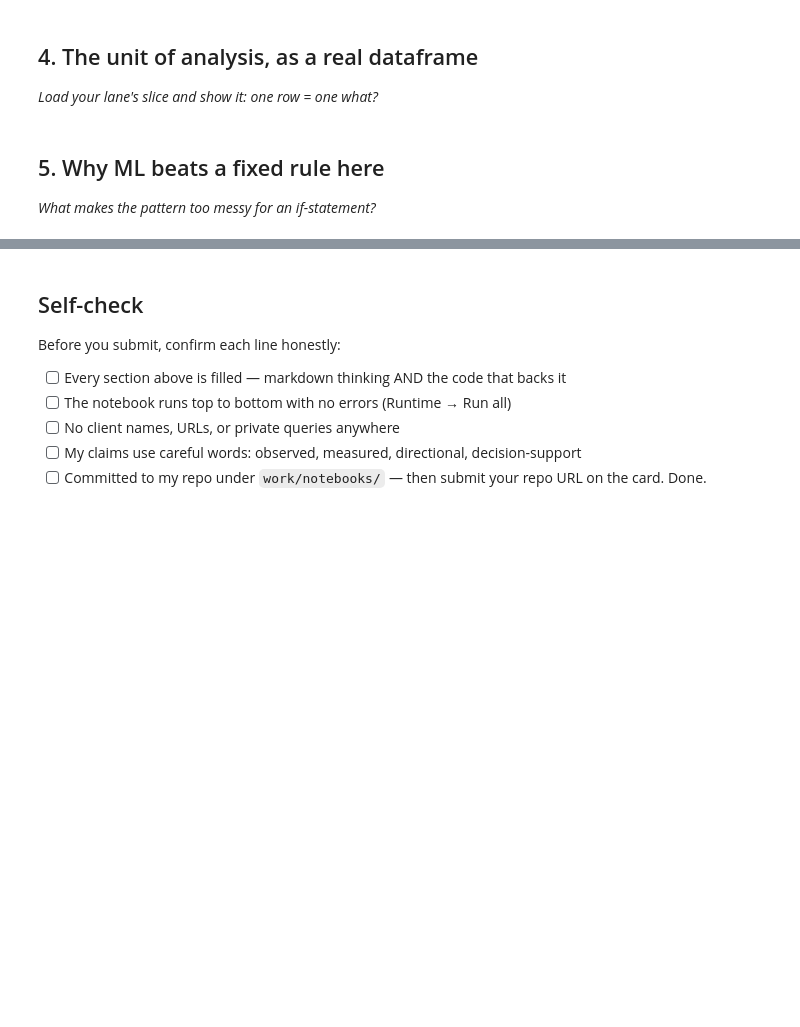
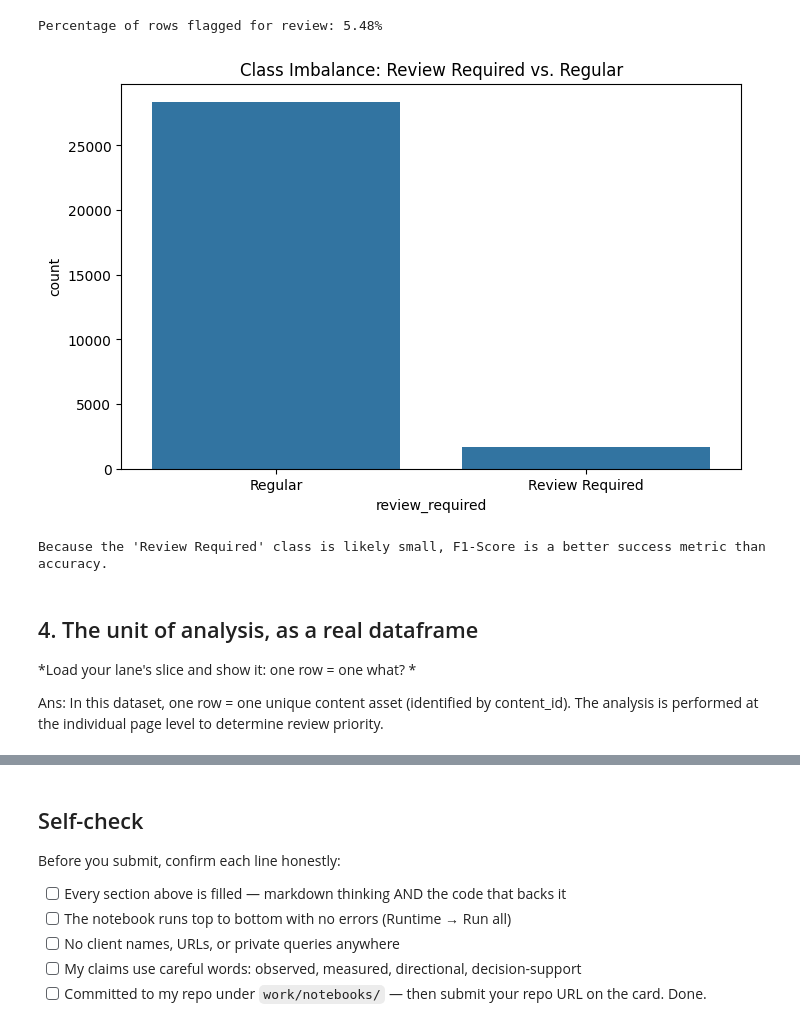
Before and after one commit to SafeeAkmal/FlyRank-ML-internship-tasks, a Jupyter notebook: work/notebooks/w02_ml_task_framing.ipynb, the cells around one changed output, grey strips where cells are left out. Saved outputs shown, nothing was run; the diff lists cells and outputs as text; code cells hidden in the pictures; blank space fills up the shorter version.

Commit message:
Framed my lane as an ML task

```diff
--- a/work/notebooks/w02_ml_task_framing.ipynb
+++ b/work/notebooks/w02_ml_task_framing.ipynb
@@ -30,4 +119,32 @@ This skeleton is yours to fill. Work the sections **in order** — each one has
+# %%
+# This cell is for CODE (numbers, a query, a check).
+# Write your text answer in the cell ABOVE this one — typing sentences here breaks Run All.
+# Define a heuristic for 'Review Required': Low CTR (< 0.1) but High Competition (> 0.6)
+df['review_required'] = ((df['ctr'] < 0.1) & (df['competition'] > 0.6)).astype(int)
+
+# Check the prevalence of the 'Review Required' class
+prevalence = df['review_required'].mean()
+print(f"Percentage of rows flagged for review: {prevalence:.2%}")
+
+# Visualization of the trade-off
+import seaborn as sns
+import matplotlib.pyplot as plt
+
+plt.figure(figsize=(8, 5))
+sns.countplot(x='review_required', data=df)
+plt.title('Class Imbalance: Review Required vs. Regular')
+plt.xticks([0, 1], ['Regular', 'Review Required'])
+plt.show()
+
+print("Because the 'Review Required' class is likely small, F1-Score is a better success metric than accuracy.")
+# %% [output]
+Percentage of rows flagged for review: 5.48%
+[figure, added]
+Because the 'Review Required' class is likely small, F1-Score is a better success metric than accuracy.
 # %% [markdown]
 ## 4. The unit of analysis, as a real dataframe
 
-*Load your lane's slice and show it: one row = one what?*
+*Load your lane's slice and show it: one row = one what?
+*
+
+Ans: In this dataset, one row = one unique content asset (identified by content_id). The analysis is performed at the individual page level to determine review priority.
@@ -37,4 +150,0 @@ This skeleton is yours to fill. Work the sections **in order** — each one has
-# %% [markdown]
-## 5. Why ML beats a fixed rule here
-
-*What makes the pattern too messy for an if-statement?*
```
Also changed, not shown: parts of 15 cells of this notebook.
